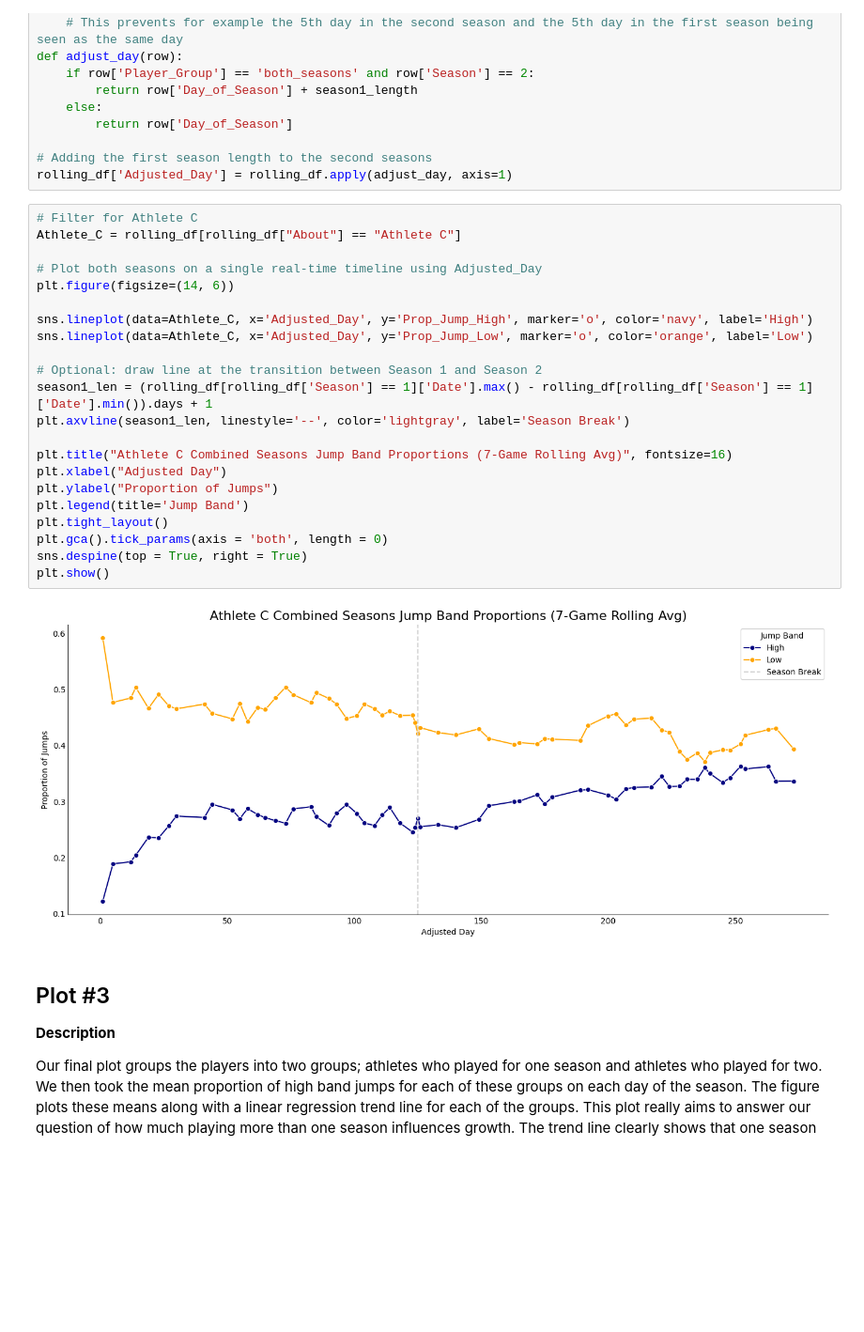
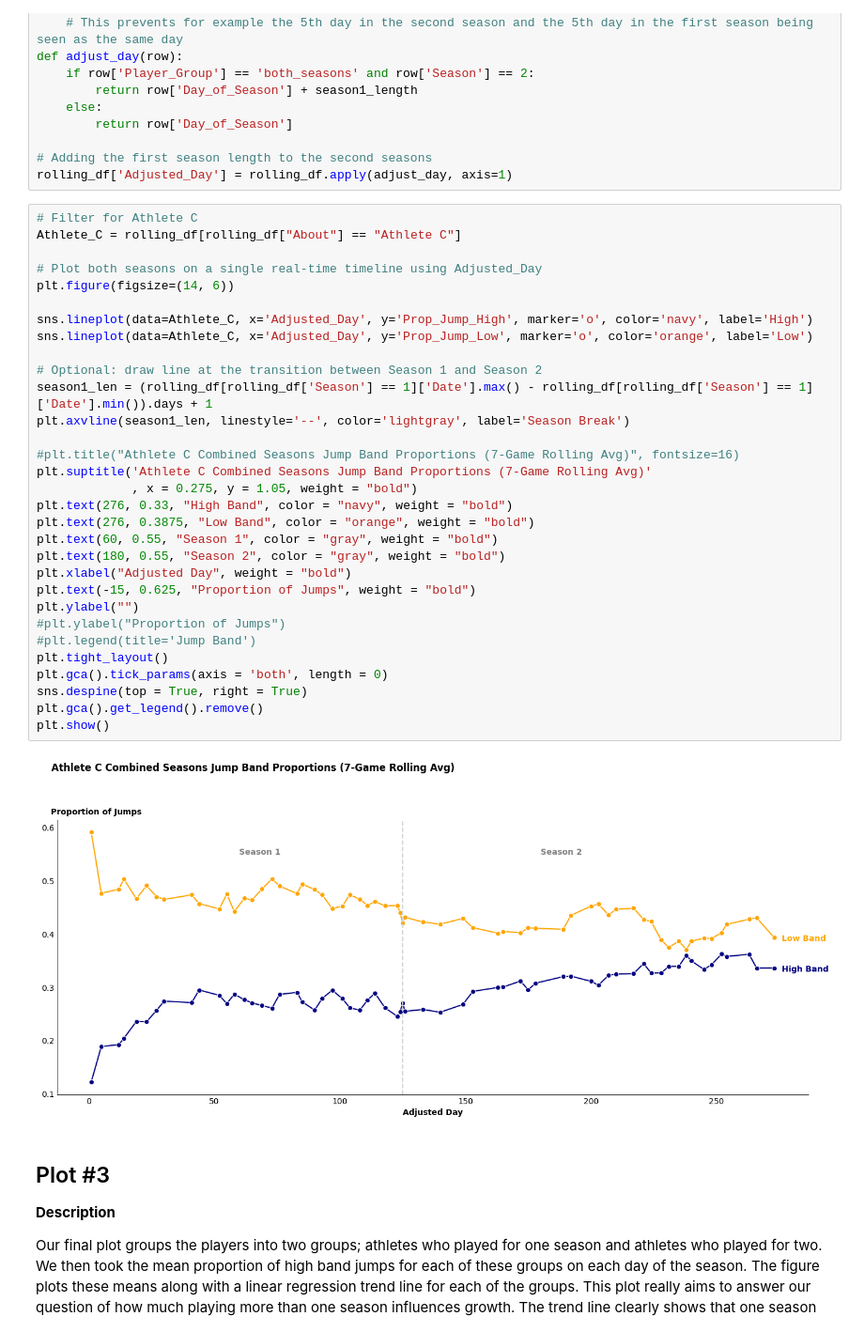
Before and after one commit to mgh2xx/FinalProject, a Jupyter notebook: assignments/dataviz.ipynb, the cells around one changed output. Shown at 94% size. Cells and saved outputs as stored; diff of their text form; blank space fills up the shorter version.

```diff
--- a/assignments/dataviz.ipynb
+++ b/assignments/dataviz.ipynb
@@ -134,27 +134,36 @@ rolling_df['Adjusted_Day'] = rolling_df.apply(adjust_day, axis=1)
 # %%
 # Filter for Athlete C
 Athlete_C = rolling_df[rolling_df["About"] == "Athlete C"]
 
 # Plot both seasons on a single real-time timeline using Adjusted_Day
 plt.figure(figsize=(14, 6))
 
 sns.lineplot(data=Athlete_C, x='Adjusted_Day', y='Prop_Jump_High', marker='o', color='navy', label='High')
 sns.lineplot(data=Athlete_C, x='Adjusted_Day', y='Prop_Jump_Low', marker='o', color='orange', label='Low')
 
 # Optional: draw line at the transition between Season 1 and Season 2
 season1_len = (rolling_df[rolling_df['Season'] == 1]['Date'].max() - rolling_df[rolling_df['Season'] == 1]['Date'].min()).days + 1
 plt.axvline(season1_len, linestyle='--', color='lightgray', label='Season Break')
 
-plt.title("Athlete C Combined Seasons Jump Band Proportions (7-Game Rolling Avg)", fontsize=16)
-plt.xlabel("Adjusted Day")
-plt.ylabel("Proportion of Jumps")
-plt.legend(title='Jump Band')
+#plt.title("Athlete C Combined Seasons Jump Band Proportions (7-Game Rolling Avg)", fontsize=16)
+plt.suptitle('Athlete C Combined Seasons Jump Band Proportions (7-Game Rolling Avg)'
+             , x = 0.275, y = 1.05, weight = "bold")
+plt.text(276, 0.33, "High Band", color = "navy", weight = "bold")
+plt.text(276, 0.3875, "Low Band", color = "orange", weight = "bold")
+plt.text(60, 0.55, "Season 1", color = "gray", weight = "bold")
+plt.text(180, 0.55, "Season 2", color = "gray", weight = "bold")
+plt.xlabel("Adjusted Day", weight = "bold")
+plt.text(-15, 0.625, "Proportion of Jumps", weight = "bold")
+plt.ylabel("")
+#plt.ylabel("Proportion of Jumps")
+#plt.legend(title='Jump Band')
 plt.tight_layout()
 plt.gca().tick_params(axis = 'both', length = 0)
 sns.despine(top = True, right = True)
+plt.gca().get_legend().remove()
 plt.show()
 # %% [output]
-[figure, old version]
+[figure, new version]
 # %% [markdown]
 ## Plot #3
 
```
Also changed, not shown: parts of 1 cell of this notebook, 9 other files.
